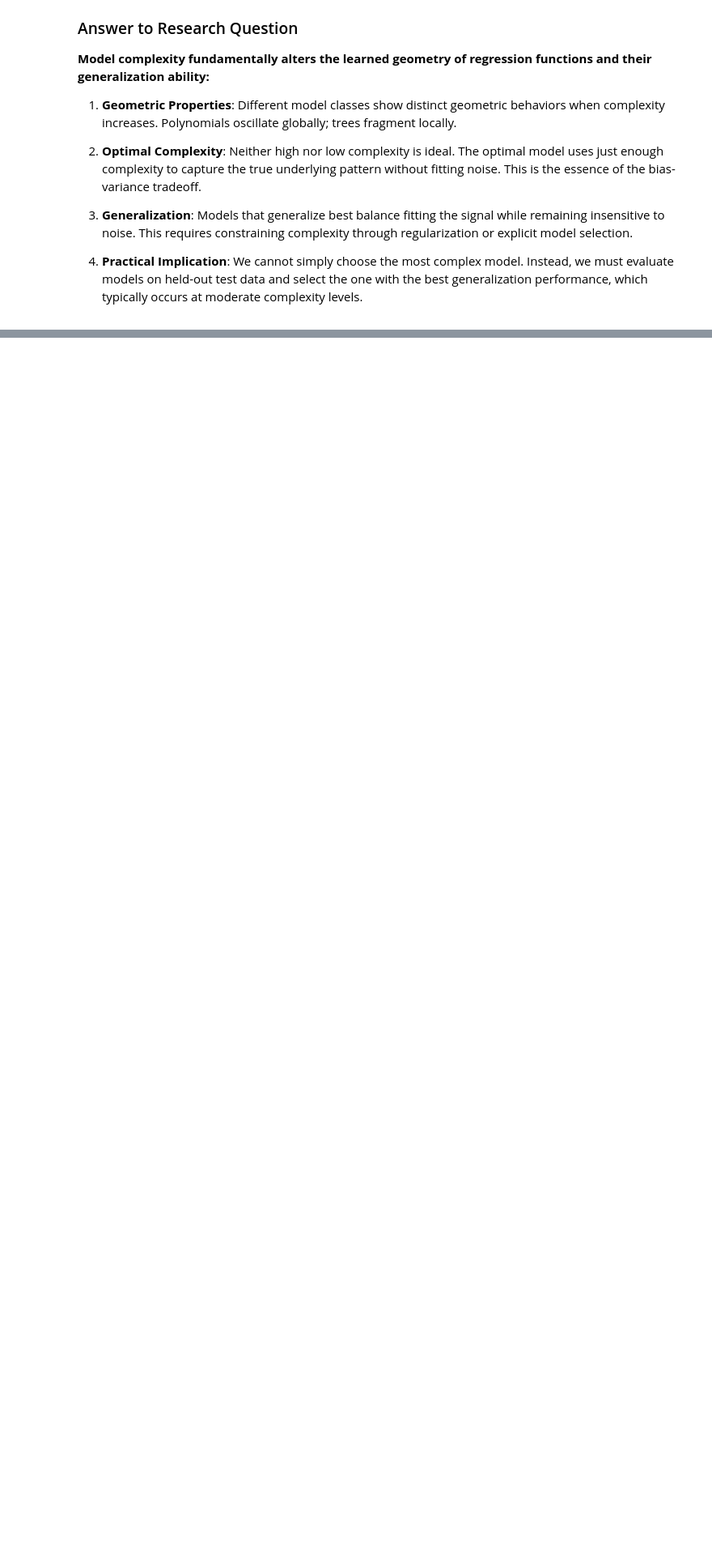
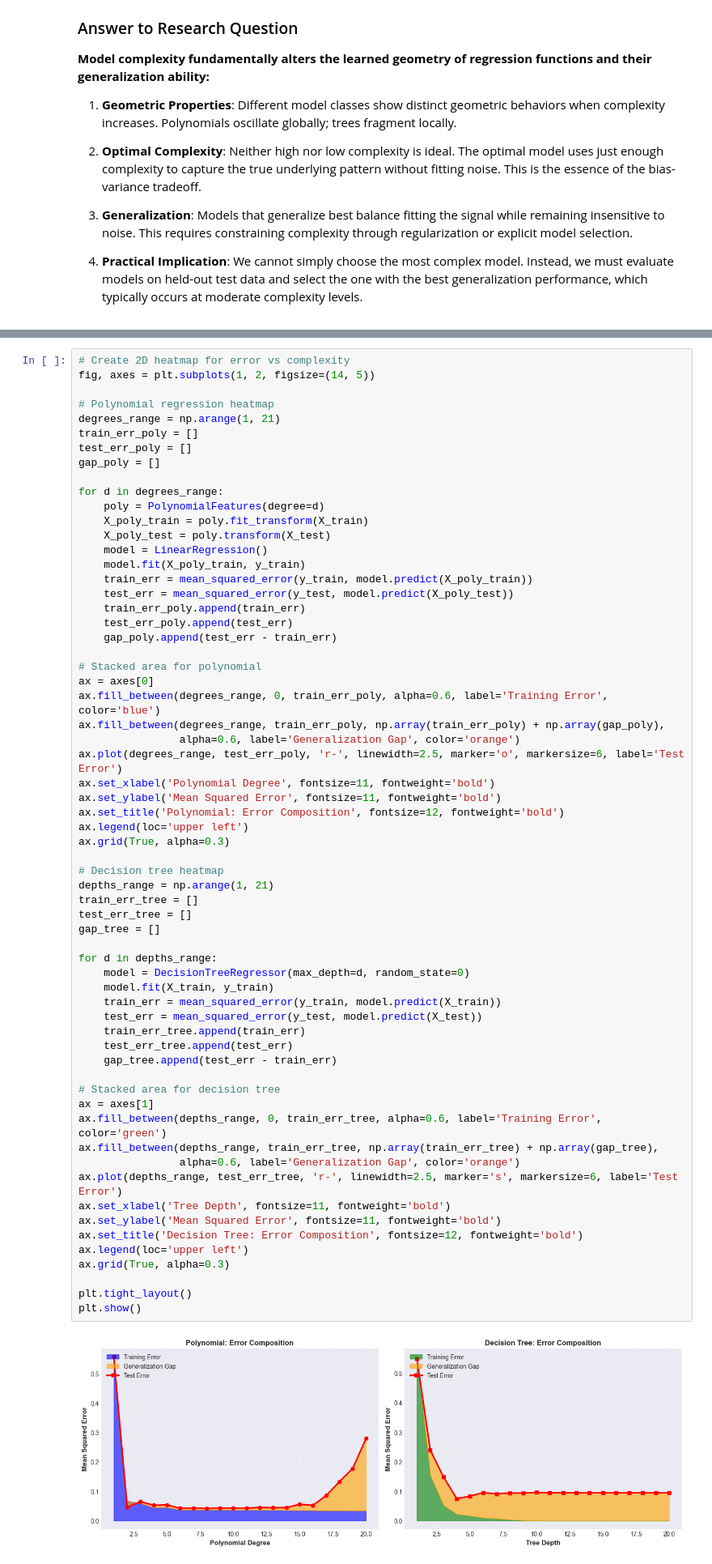
Before and after one commit to iliassJda/SFML, a Jupyter notebook: Complexity.ipynb, the cells around one changed output, grey strips where cells are left out. Shown at 81% size. Saved outputs shown, nothing was run; the diff lists cells and outputs as text; blank space fills up the shorter version.

Commit message:
added the 2d and 3d plots

```diff
--- a/Complexity.ipynb
+++ b/Complexity.ipynb
@@ -253,0 +357,65 @@ Both approaches recover the generalization sweet spot by trading some bias for m
+# %%
+# Create 2D heatmap for error vs complexity
+fig, axes = plt.subplots(1, 2, figsize=(14, 5))
+
+# Polynomial regression heatmap
+degrees_range = np.arange(1, 21)
+train_err_poly = []
+test_err_poly = []
+gap_poly = []
+
+for d in degrees_range:
+    poly = PolynomialFeatures(degree=d)
+    X_poly_train = poly.fit_transform(X_train)
+    X_poly_test = poly.transform(X_test)
+    model = LinearRegression()
+    model.fit(X_poly_train, y_train)
+    train_err = mean_squared_error(y_train, model.predict(X_poly_train))
+    test_err = mean_squared_error(y_test, model.predict(X_poly_test))
+    train_err_poly.append(train_err)
+    test_err_poly.append(test_err)
+    gap_poly.append(test_err - train_err)
+
+# Stacked area for polynomial
+ax = axes[0]
+ax.fill_between(degrees_range, 0, train_err_poly, alpha=0.6, label='Training Error', color='blue')
+ax.fill_between(degrees_range, train_err_poly, np.array(train_err_poly) + np.array(gap_poly),
+                alpha=0.6, label='Generalization Gap', color='orange')
+ax.plot(degrees_range, test_err_poly, 'r-', linewidth=2.5, marker='o', markersize=6, label='Test Error')
+ax.set_xlabel('Polynomial Degree', fontsize=11, fontweight='bold')
+ax.set_ylabel('Mean Squared Error', fontsize=11, fontweight='bold')
+ax.set_title('Polynomial: Error Composition', fontsize=12, fontweight='bold')
+ax.legend(loc='upper left')
+ax.grid(True, alpha=0.3)
+
+# Decision tree heatmap
+depths_range = np.arange(1, 21)
+train_err_tree = []
+test_err_tree = []
+gap_tree = []
+
+for d in depths_range:
+    model = DecisionTreeRegressor(max_depth=d, random_state=0)
+    model.fit(X_train, y_train)
+    train_err = mean_squared_error(y_train, model.predict(X_train))
+    test_err = mean_squared_error(y_test, model.predict(X_test))
+    train_err_tree.append(train_err)
+    test_err_tree.append(test_err)
+    gap_tree.append(test_err - train_err)
+
+# Stacked area for decision tree
+ax = axes[1]
+ax.fill_between(depths_range, 0, train_err_tree, alpha=0.6, label='Training Error', color='green')
+ax.fill_between(depths_range, train_err_tree, np.array(train_err_tree) + np.array(gap_tree),
+                alpha=0.6, label='Generalization Gap', color='orange')
+ax.plot(depths_range, test_err_tree, 'r-', linewidth=2.5, marker='s', markersize=6, label='Test Error')
+ax.set_xlabel('Tree Depth', fontsize=11, fontweight='bold')
+ax.set_ylabel('Mean Squared Error', fontsize=11, fontweight='bold')
+ax.set_title('Decision Tree: Error Composition', fontsize=12, fontweight='bold')
+ax.legend(loc='upper left')
+ax.grid(True, alpha=0.3)
+
+plt.tight_layout()
+plt.show()
+# %% [output]
+[figure, added]
```
Also changed, not shown: parts of 13 cells of this notebook.
